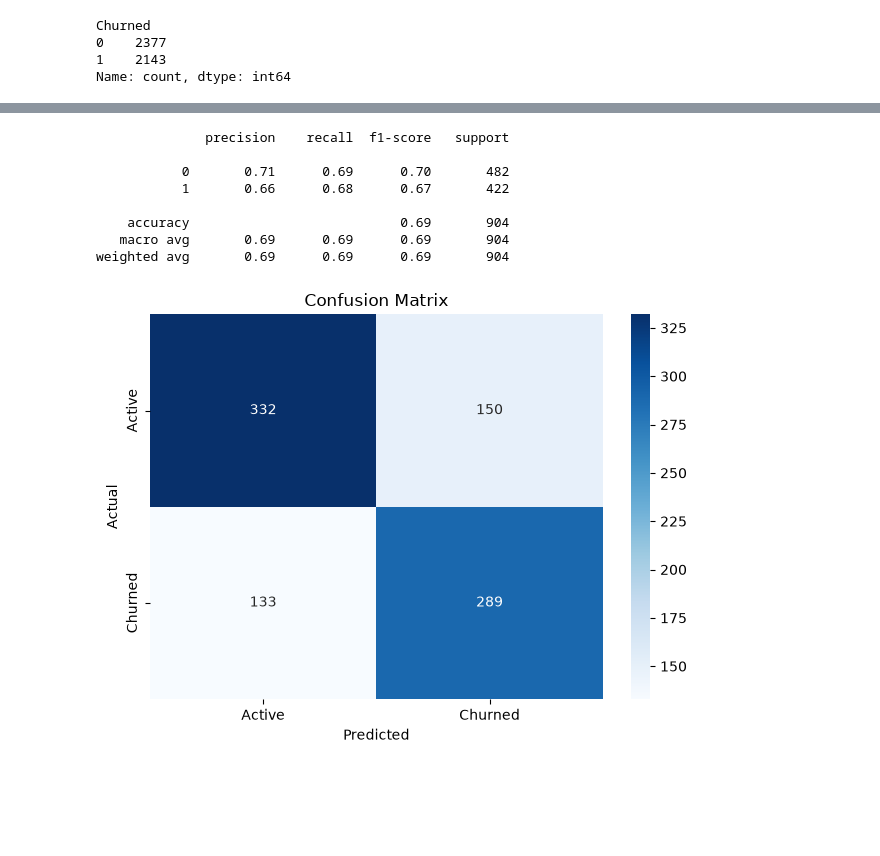
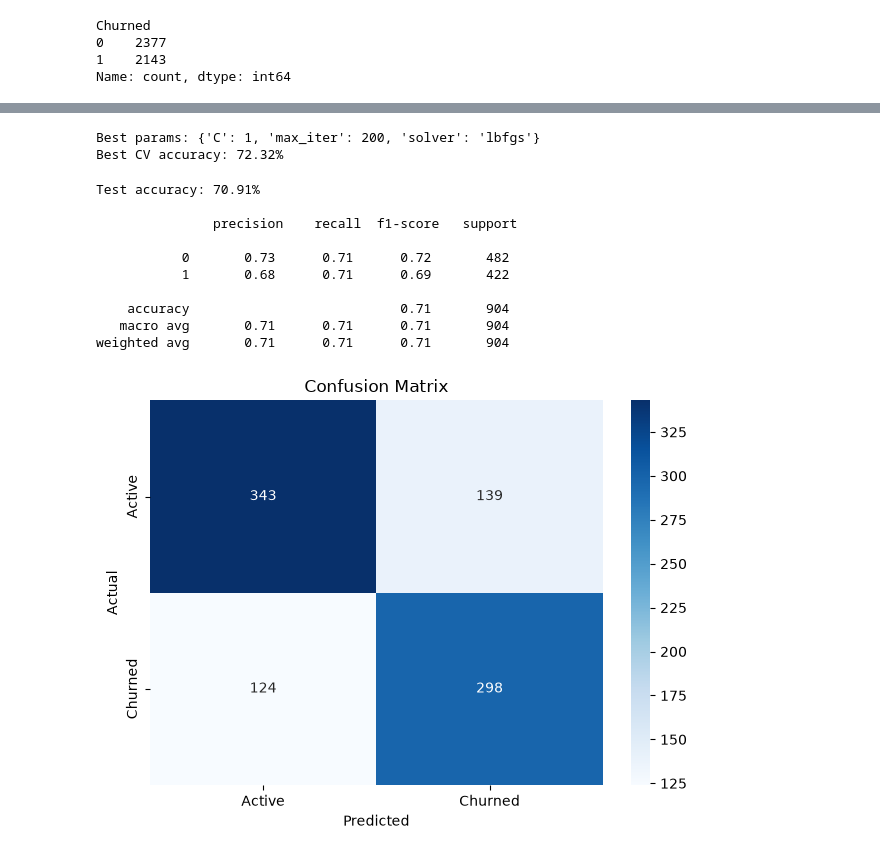
Before and after one commit to HarshithaAbbaiah/retail-clv-project, a Jupyter notebook: 04_churn_model.ipynb, the cells around one changed output, grey strips where cells are left out. Cells and saved outputs as stored; diff of their text form; code cells hidden in the pictures; blank space fills up the shorter version.

```diff
--- a/04_churn_model.ipynb
+++ b/04_churn_model.ipynb
@@ -56,37 +148,51 @@ Name: count, dtype: int64
+# %%
+param_grid = {
+    "C": [0.01, 0.1, 1, 10, 100],
+    "solver": ["lbfgs", "liblinear"],
+    "max_iter": [200, 500, 1000]
+}
+
+grid = GridSearchCV(
+    LogisticRegression(),
+    param_grid,
+    cv=5,
+    scoring="accuracy",
+    n_jobs=-1
+)
+
+grid.fit(X_train_scaled, y_train)
+
+best_model = grid.best_estimator_
+print("Best params:", grid.best_params_)
+print("Best CV accuracy:", f"{grid.best_score_:.2%}")
+# %% [output]
+Best params: {'C': 1, 'max_iter': 200, 'solver': 'lbfgs'}
+Best CV accuracy: 72.32%
+# %%
+y_pred = best_model.predict(X_test_scaled)
+
+print("Test accuracy:", f"{accuracy_score(y_test, y_pred):.2%}")
+print("\n", classification_report(y_test, y_pred))
+# %% [output]
+Test accuracy: 70.91%
+
+               precision    recall  f1-score   support
+
+           0       0.73      0.71      0.72       482
+           1       0.68      0.71      0.69       422
+
+    accuracy                           0.71       904
+   macro avg       0.71      0.71      0.71       904
+weighted avg       0.71      0.71      0.71       904
 # %%
-from sklearn.model_selection import train_test_split
-from sklearn.ensemble import RandomForestClassifier
-from sklearn.metrics import classification_report, confusion_matrix
-import seaborn as sns
-import matplotlib.pyplot as plt
-
-X = rfm[["Recency", "Frequency", "Monetary", "Revenue_per_Order", "Is_OneTime_Buyer"]]
-y = rfm["Churned"]
-
-X_train, X_test, y_train, y_test = train_test_split(X, y, test_size=0.2, random_state=42)
-
-model = RandomForestClassifier(n_estimators=100, random_state=42)
-model.fit(X_train, y_train)
-
-y_pred = model.predict(X_test)
-print(classification_report(y_test, y_pred))
-
 cm = confusion_matrix(y_test, y_pred)
 sns.heatmap(cm, annot=True, fmt="d", cmap="Blues",
-            xticklabels=["Active","Churned"],
-            yticklabels=["Active","Churned"])
+            xticklabels=["Active", "Churned"],
+            yticklabels=["Active", "Churned"])
 plt.title("Confusion Matrix")
 plt.ylabel("Actual")
 plt.xlabel("Predicted")
 plt.tight_layout()
 plt.show()
 # %% [output]
-              precision    recall  f1-score   support
-
-           0       0.71      0.69      0.70       482
-           1       0.66      0.68      0.67       422
-
-    accuracy                           0.69       904
-   macro avg       0.69      0.69      0.69       904
-weighted avg       0.69      0.69      0.69       904
-[figure, old version]
+[figure, new version]
```
Also changed, not shown: parts of 13 cells of this notebook.
